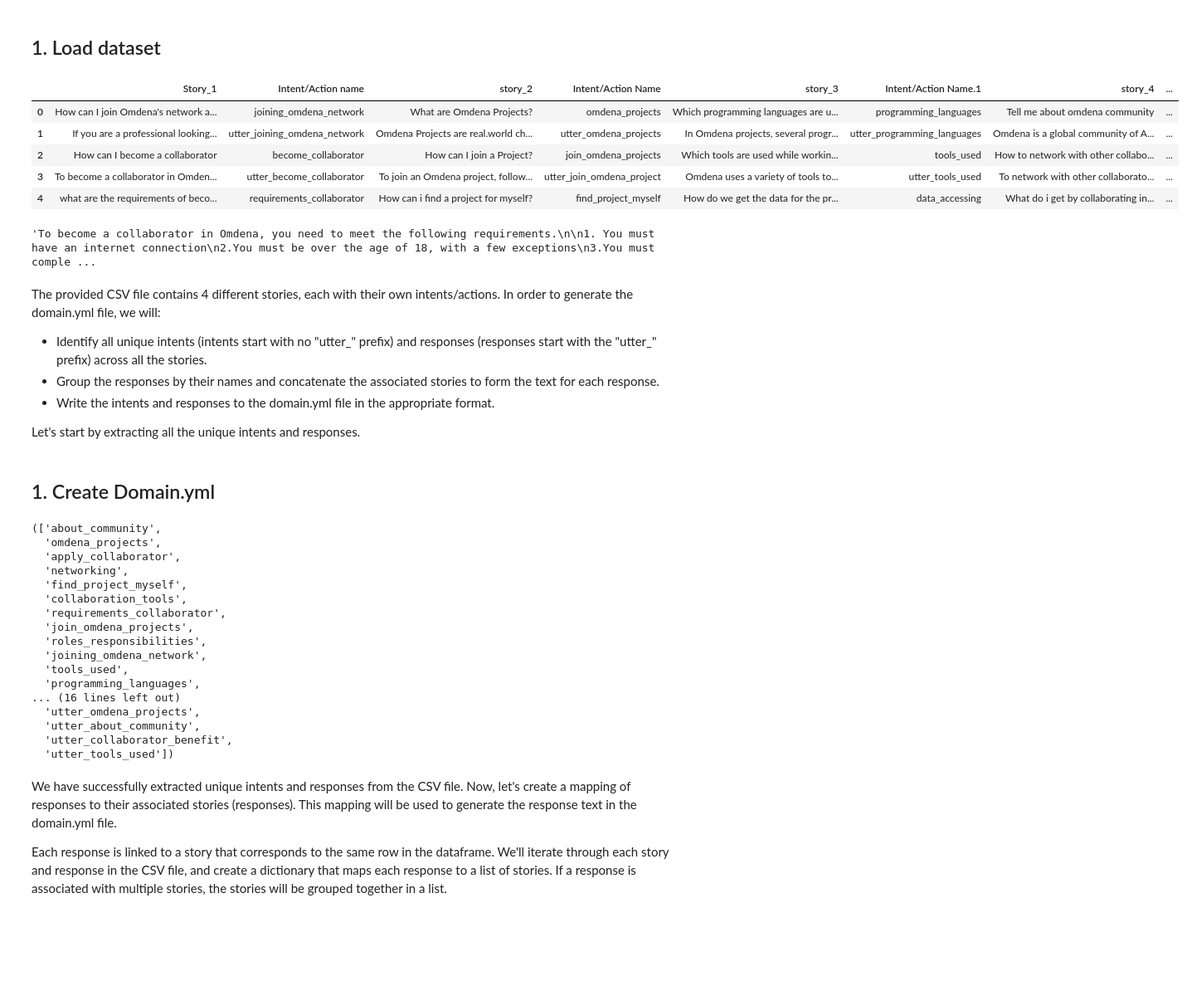
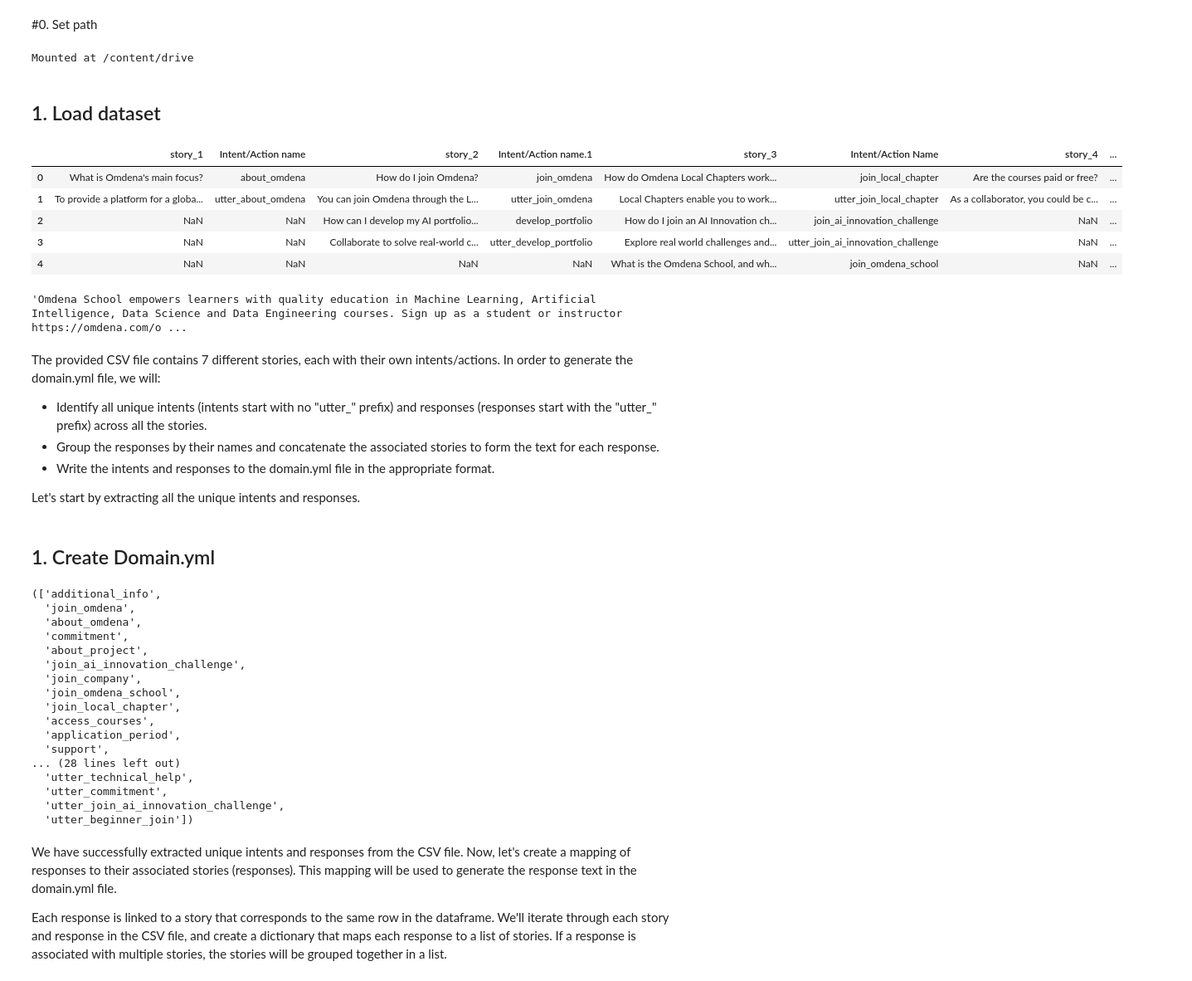
Before and after one commit to nyhDatAIQC/omdena_chatbot, a Jupyter notebook: Story_to_yml_script.ipynb, the cells around one changed output. Shown: that part at 83% size. Cells and saved outputs as stored; diff of their text form; code cells hidden in the pictures; blank space fills up the shorter version.

```diff
--- a/Story_to_yml_script.ipynb
+++ b/Story_to_yml_script.ipynb
@@ -0,0 +1,7 @@
+# %% [markdown]
+#0. Set path
+# %%
+from google.colab import drive
+drive.mount('/content/drive')
+# %% [output]
+Mounted at /content/drive
@@ -3,25 +12,25 @@
 # %%
 import pandas as pd
 
 # Load the CSV data
-df = pd.read_csv('https://raw.githubusercontent.com/pvanand07/Omdena-faq-chatbot-RASA/demo_branch/Dataset/Story_flows_example%20-%20Sheet1.csv')
+df = pd.read_csv('https://raw.githubusercontent.com/nyhDatAIQC/omdena_chatbot/main/data/1_joining_omdena.csv')
 
 # Show the first few rows of the dataframe
 df.head()
 # %% [output]
-|  | Story_1 | Intent/Action name | story_2 | Intent/Action Name | story_3 | Intent/Action Name.1 | story_4 | ... |
-| 0 | How can I join Omdena's network a... | joining_omdena_network | What are Omdena Projects? | omdena_projects | Which programming languages are u... | programming_languages | Tell me about omdena community | ... |
-| 1 | If you are a professional looking... | utter_joining_omdena_network | Omdena Projects are real.world ch... | utter_omdena_projects | In Omdena projects, several progr... | utter_programming_languages | Omdena is a global community of A... | ... |
-| 2 | How can I become a collaborator | become_collaborator | How can I join a Project? | join_omdena_projects | Which tools are used while workin... | tools_used | How to network with other collabo... | ... |
-| 3 | To become a collaborator in Omden... | utter_become_collaborator | To join an Omdena project, follow... | utter_join_omdena_project | Omdena uses a variety of tools to... | utter_tools_used | To network with other collaborato... | ... |
-| 4 | what are the requirements of beco... | requirements_collaborator | How can i find a project for myself? | find_project_myself | How do we get the data for the pr... | data_accessing | What do i get by collaborating in... | ... |
+|  | story_1 | Intent/Action name | story_2 | Intent/Action name.1 | story_3 | Intent/Action Name | story_4 | ... |
+| 0 | What is Omdena's main focus? | about_omdena | How do I join Omdena? | join_omdena | How do Omdena Local Chapters work... | join_local_chapter | Are the courses paid or free? | ... |
+| 1 | To provide a platform for a globa... | utter_about_omdena | You can join Omdena through the L... | utter_join_omdena | Local Chapters enable you to work... | utter_join_local_chapter | As a collaborator, you could be c... | ... |
+| 2 | NaN | NaN | How can I develop my AI portfolio... | develop_portfolio | How do I join an AI Innovation ch... | join_ai_innovation_challenge | NaN | ... |
+| 3 | NaN | NaN | Collaborate to solve real-world c... | utter_develop_portfolio | Explore real world challenges and... | utter_join_ai_innovation_challenge | NaN | ... |
+| 4 | NaN | NaN | NaN | NaN | What is the Omdena School, and wh... | join_omdena_school | NaN | ... |
 # %%
 
-df['Story_1'][5]
+df['story_3'][5]
 # %% [output]
-'To become a collaborator in Omdena, you need to meet the following requirements.\n\n1. You must have an internet connection\n2.You must be over the age of 18, with a few exceptions\n3.You must comple ...
+'Omdena School empowers learners with quality education in Machine Learning, Artificial Intelligence, Data Science and Data Engineering courses. Sign up as a student or instructor https://omdena.com/o ...
 # %% [markdown]
-The provided CSV file contains 4 different stories, each with their own intents/actions. In order to generate the domain.yml file, we will:
+The provided CSV file contains 7 different stories, each with their own intents/actions. In order to generate the domain.yml file, we will:
 
 - Identify all unique intents (intents start with no "utter_" prefix) and responses (responses start with the "utter_" prefix) across all the stories.
 - Group the responses by their names and concatenate the associated stories to form the text for each response.
@@ -51,23 +60,23 @@ unique_actions = list(set(actions))
 
 unique_intents, unique_actions
 # %% [output]
-(['about_community',
-  'omdena_projects',
-  'apply_collaborator',
-  'networking',
-  'find_project_myself',
-  'collaboration_tools',
-  'requirements_collaborator',
-  'join_omdena_projects',
-  'roles_responsibilities',
-  'joining_omdena_network',
-  'tools_used',
-  'programming_languages',
-... (16 lines left out)
-  'utter_omdena_projects',
-  'utter_about_community',
-  'utter_collaborator_benefit',
-  'utter_tools_used'])
+(['additional_info',
+  'join_omdena',
+  'about_omdena',
+  'commitment',
+  'about_project',
+  'join_ai_innovation_challenge',
+  'join_company',
+  'join_omdena_school',
+  'join_local_chapter',
+  'access_courses',
+  'application_period',
+  'support',
+... (28 lines left out)
+  'utter_technical_help',
+  'utter_commitment',
+  'utter_join_ai_innovation_challenge',
+  'utter_beginner_join'])
 # %% [markdown]
 We have successfully extracted unique intents and responses from the CSV file. Now, let's create a mapping of responses to their associated stories (responses). This mapping will be used to generate the response text in the domain.yml file.
 
```
Also changed, not shown: parts of 8 cells of this notebook.
